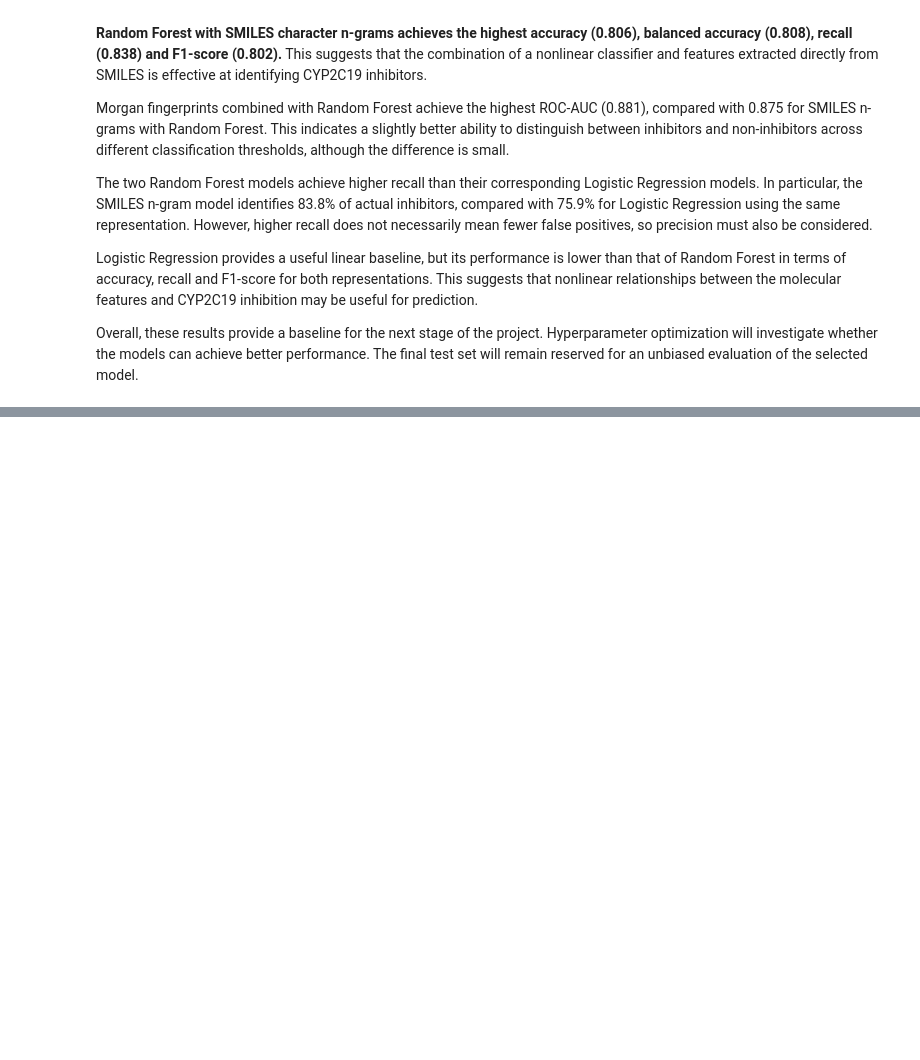
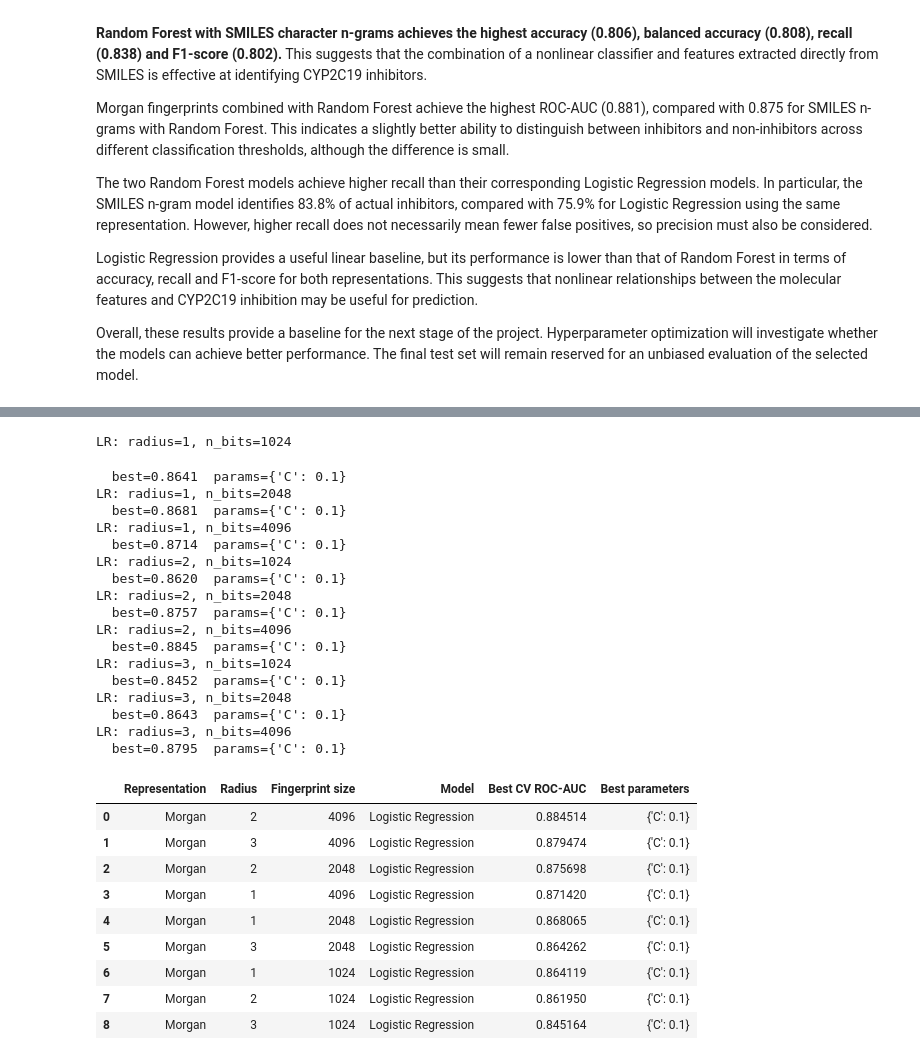
Before and after one commit to Gleisongarcia/Machine-learning-project, a Jupyter notebook: notebooks/cyp2c19_ml_analysis.ipynb, the cells around one changed output, grey strips where cells are left out. Drawn from its saved outputs; the diff is of its cells as text; code cells hidden in the pictures; blank space fills up the shorter version.

```diff
--- a/notebooks/cyp2c19_ml_analysis.ipynb
+++ b/notebooks/cyp2c19_ml_analysis.ipynb
@@ -638,0 +743,80 @@ Overall, these results provide a baseline for the next stage of the project. Hyp
+# %%
+def append_result(path, record):
+    data = json.load(open(path)) if os.path.exists(path) else []
+    data.append(record)
+    json.dump(data, open(path, "w"), indent=2)
+
+def already_done(path, key_dict):
+    if not os.path.exists(path):
+        return False
+    data = json.load(open(path))
+    return any(all(r.get(k) == v for k, v in key_dict.items()) for r in data)
+
+RADII = [1, 2, 3]
+BIT_SIZES = [1024, 2048, 4096]
+# %%
+LR_RESULTS = "results_lr.json"
+lr_grid = {"C": [0.1, 1.0, 10.0]}
+
+for radius in RADII:
+    for n_bits in BIT_SIZES:
+        key = {"Radius": radius, "Fingerprint size": n_bits, "Model": "Logistic Regression"}
+        if already_done(LR_RESULTS, key):
+            print(f"Skip LR r={radius} b={n_bits} (ya hecho)")
+            continue
+        print(f"LR: radius={radius}, n_bits={n_bits}")
+        X = get_fingerprints(smiles_train, radius, n_bits, prefix="train")
+        search = GridSearchCV(
+            LogisticRegression(max_iter=2000, random_state=SEED),
+            lr_grid,
+            scoring=SCORING,
+            cv=folds,
+            n_jobs=-1,
+            refit=False,          # no guardamos el modelo, solo score/params
+        )
+        search.fit(X, y_train)
+        record = {
+            "Representation": "Morgan",
+            "Radius": radius,
+            "Fingerprint size": n_bits,
+            "Model": "Logistic Regression",
+            "Best CV ROC-AUC": float(search.best_score_),
+            "Best parameters": search.best_params_,
+        }
+        append_result(LR_RESULTS, record)
+        print(f"  best={search.best_score_:.4f}  params={search.best_params_}")
+        del X, search          # libera memoria
+        gc.collect()
+
+pd.DataFrame(json.load(open(LR_RESULTS))).sort_values(
+    "Best CV ROC-AUC", ascending=False
+).reset_index(drop=True)
+# %% [output]
+LR: radius=1, n_bits=1024
+  best=0.8641  params={'C': 0.1}
+LR: radius=1, n_bits=2048
+  best=0.8681  params={'C': 0.1}
+LR: radius=1, n_bits=4096
+  best=0.8714  params={'C': 0.1}
+LR: radius=2, n_bits=1024
+  best=0.8620  params={'C': 0.1}
+LR: radius=2, n_bits=2048
+  best=0.8757  params={'C': 0.1}
+LR: radius=2, n_bits=4096
+  best=0.8845  params={'C': 0.1}
+LR: radius=3, n_bits=1024
+  best=0.8452  params={'C': 0.1}
+LR: radius=3, n_bits=2048
+  best=0.8643  params={'C': 0.1}
+LR: radius=3, n_bits=4096
+  best=0.8795  params={'C': 0.1}
+|  | Representation | Radius | Fingerprint size | Model | Best CV ROC-AUC | Best parameters |
+| 0 | Morgan | 2 | 4096 | Logistic Regression | 0.884514 | {'C': 0.1} |
+| 1 | Morgan | 3 | 4096 | Logistic Regression | 0.879474 | {'C': 0.1} |
+| 2 | Morgan | 2 | 2048 | Logistic Regression | 0.875698 | {'C': 0.1} |
+| 3 | Morgan | 1 | 4096 | Logistic Regression | 0.871420 | {'C': 0.1} |
+| 4 | Morgan | 1 | 2048 | Logistic Regression | 0.868065 | {'C': 0.1} |
+| 5 | Morgan | 3 | 2048 | Logistic Regression | 0.864262 | {'C': 0.1} |
+| 6 | Morgan | 1 | 1024 | Logistic Regression | 0.864119 | {'C': 0.1} |
+| 7 | Morgan | 2 | 1024 | Logistic Regression | 0.861950 | {'C': 0.1} |
+| 8 | Morgan | 3 | 1024 | Logistic Regression | 0.845164 | {'C': 0.1} |
```
Also changed, not shown: parts of 5 cells of this notebook.
